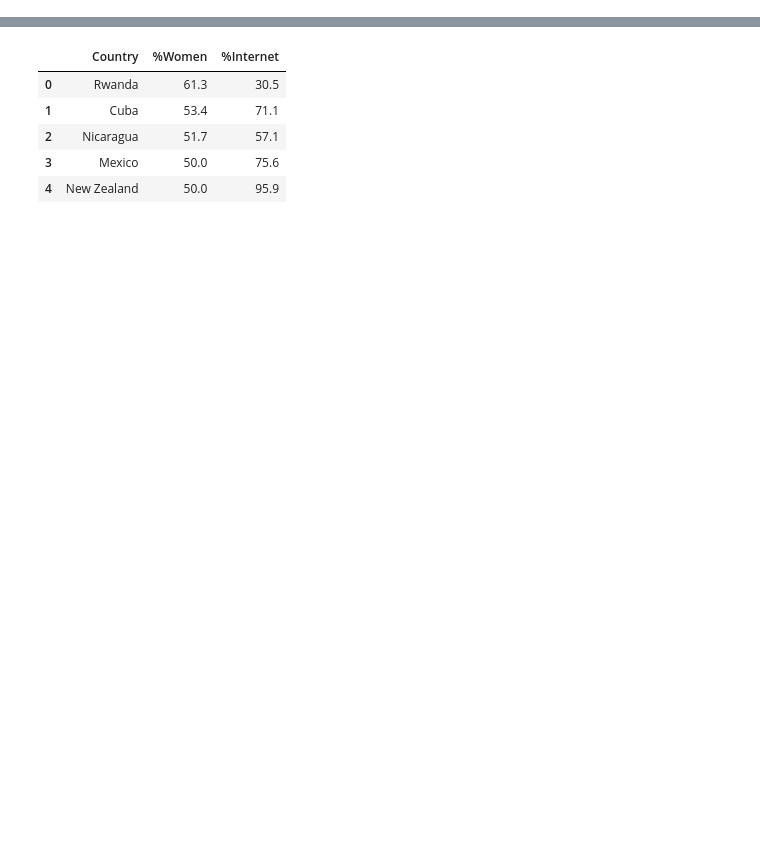
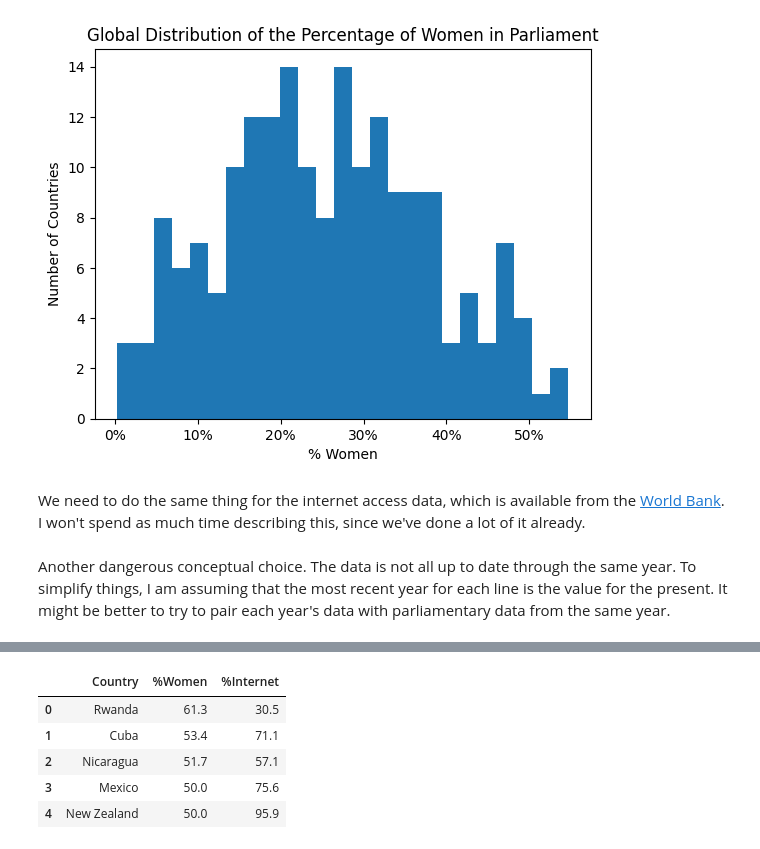
Before and after one commit to am-bean/SummerDoctoralProgram, a Jupyter notebook: RegressionExample.ipynb, the cells around one changed output, grey strips where cells are left out. Drawn from its saved outputs; the diff is of its cells as text; code cells hidden in the pictures; blank space fills up the shorter version.

```diff
--- a/RegressionExample.ipynb
+++ b/RegressionExample.ipynb
@@ -9,0 +113,11 @@ import os.path as path
+# %%
+plt.hist(women_df['% Women'],bins=25)
+plt.title('Global Distribution of the Percentage of Women in Parliament')
+plt.xlabel('% Women')
+plt.ylabel('Number of Countries')
+plt.gca().xaxis.set_major_formatter(mtick.PercentFormatter())
+plt.show()
+# %% [output]
+[figure, added]
+# %% [markdown]
+We need to do the same thing for the internet access data, which is available from the [World Bank](https://data.worldbank.org/indicator/IT.NET.USER.ZS?view=map&year=2021). I won't spend as much time describing this, since we've done a lot of it already.
@@ -9,0 +130,2 @@ import os.path as path
+# %% [markdown]
+Another dangerous conceptual choice. The data is not all up to date through the same year. To simplify things, I am assuming that the most recent year for each line is the value for the present. It might be better to try to pair each year's data with parliamentary data from the same year.
```
Also changed, not shown: parts of 37 cells of this notebook.
